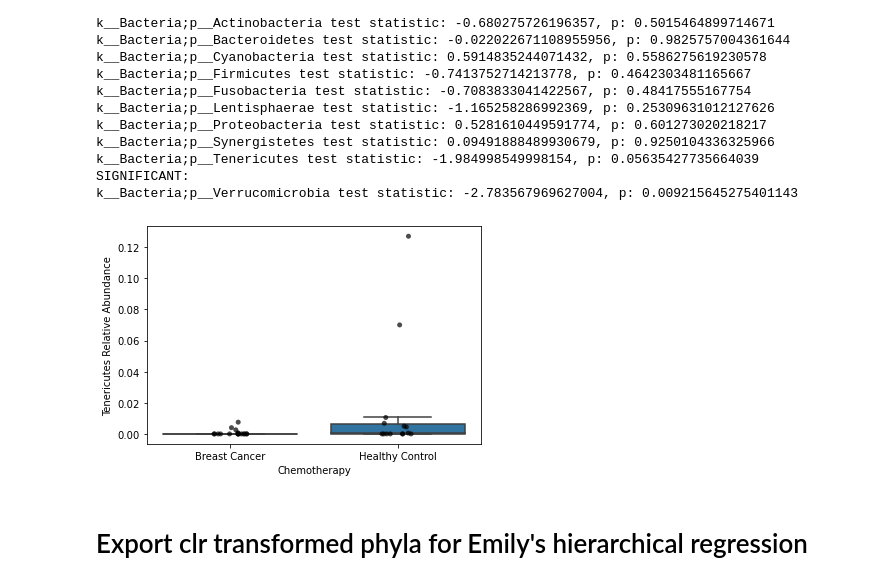
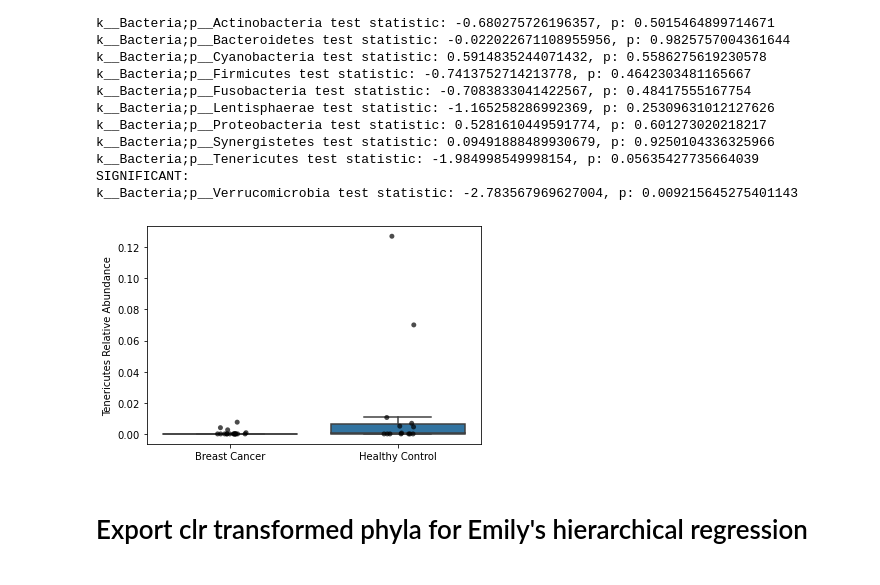
Before and after one commit to sterrettJD/Chemobrain, a Jupyter notebook: Reanalyze-after-blooms-removed.ipynb, the cells around one changed output. Cells and saved outputs as stored; diff of their text form; code cells hidden in the pictures.

```diff
--- a/Reanalyze-after-blooms-removed.ipynb
+++ b/Reanalyze-after-blooms-removed.ipynb
@@ -780,21 +804,22 @@ k__Bacteria;p__Verrucomicrobia test statistic: -2.783567969627004, p: 0.00921564
 # %%
 ax = sns.boxplot(x=metadata["Chemotherapy"],
                 y=L2["k__Bacteria;p__Tenericutes"],
                 showfliers=False,
                  palette=["tab:orange", "tab:blue"])
 
 sns.stripplot(x=metadata["Chemotherapy"],
               y=L2["k__Bacteria;p__Tenericutes"],
               palette=["black"]*2,
               alpha=0.7,
               ax=ax)
 ax.set_ylabel(r"Tenericutes Relative Abundance")
+ax.set_xlabel(None)
 
 plt.savefig("Figures/Tenericutes_chemo_boxplot.pdf")
 plt.savefig("Figures/Tenericutes_chemo_boxplot.png")
 plt.show()
 # %% [output]
-[figure, old version]
+[figure, new version]
 # %% [markdown]
 # Export clr transformed phyla for Emily's hierarchical regression
 # %%
```
Also changed, not shown: parts of 13 cells of this notebook.
